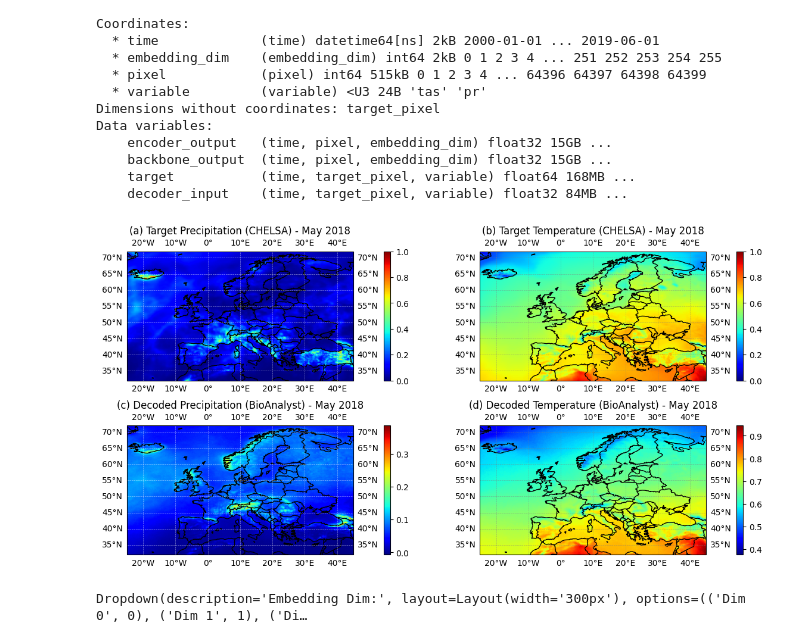
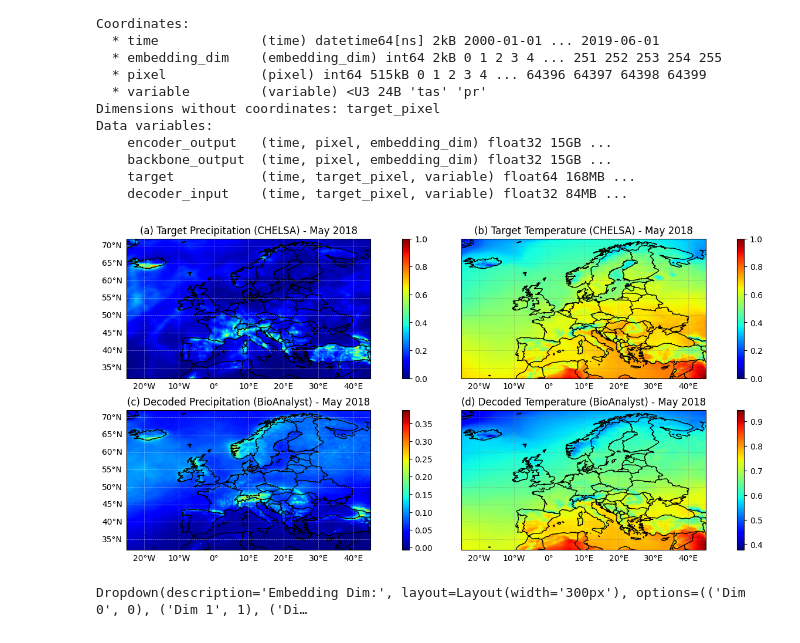
Before and after one commit to BioDT/bfm-finetune, a Jupyter notebook: notebooks/chelsa_2010_tas_pr.ipynb, the cells around one changed output. Saved outputs shown, nothing was run; the diff lists cells and outputs as text; code cells hidden in the pictures.

```diff
--- a/notebooks/chelsa_2010_tas_pr.ipynb
+++ b/notebooks/chelsa_2010_tas_pr.ipynb
@@ -178,48 +178,59 @@ import cartopy.feature as cfeature
 
 fig, axes = plt.subplots(2, 2, figsize=(12, 6), subplot_kw={'projection': ccrs.PlateCarree()})
 
-# Target Precipitation
+# Plotting
 im0 = axes[0, 0].imshow(target_pr, origin='lower', extent=[LON_START, LON_END, LAT_START, LAT_END], cmap="jet")
 axes[0, 0].set_title(f"(a) Target Precipitation (CHELSA) - {ds['target'].coords['time'][t_idx].dt.strftime('%b %Y').values}")
 axes[0, 0].add_feature(cfeature.BORDERS, linewidth=1)
 axes[0, 0].add_feature(cfeature.COASTLINE, linewidth=1)
-axes[0, 0].gridlines(draw_labels=True, linewidth=0.5, color='white', alpha=0.5, linestyle='--')
+gl00 = axes[0, 0].gridlines(draw_labels=True, linewidth=0.5, color='white', alpha=0.5, linestyle='--')
+gl00.top_labels = False
+gl00.right_labels = False
 cbar0 = plt.colorbar(im0, ax=axes[0, 0], fraction=0.046, pad=0.1)
 
-# Target Temperature
 im1 = axes[0, 1].imshow(target_tas, origin='lower', extent=[LON_START, LON_END, LAT_START, LAT_END], cmap="jet")
 axes[0, 1].set_title(f"(b) Target Temperature (CHELSA) - {ds['target'].coords['time'][t_idx].dt.strftime('%b %Y').values}")
 axes[0, 1].add_feature(cfeature.BORDERS, linewidth=1)
 axes[0, 1].add_feature(cfeature.COASTLINE, linewidth=1)
-axes[0, 1].gridlines(draw_labels=True, linewidth=0.5, color='gray', alpha=0.5, linestyle='--')
+gl01 = axes[0, 1].gridlines(draw_labels=True, linewidth=0.5, color='gray', alpha=0.5, linestyle='--')
+gl01.top_labels = False
+gl01.right_labels = False
+gl01.left_labels = False
 cbar1 = plt.colorbar(im1, ax=axes[0, 1], fraction=0.046, pad=0.1)
 
-# Decoded Precipitation
 im2 = axes[1, 0].imshow(input_pr, origin='lower', extent=[LON_START, LON_END, LAT_START, LAT_END], cmap="jet")
 axes[1, 0].set_title(f"(c) Decoded Precipitation (BioAnalyst) - {ds['decoder_input'].coords['time'][t_idx].dt.strftime('%b %Y').values}")
 axes[1, 0].add_feature(cfeature.BORDERS, linewidth=1)
 axes[1, 0].add_feature(cfeature.COASTLINE, linewidth=1)
-axes[1, 0].gridlines(draw_labels=True, linewidth=0.5, color='white', alpha=0.5, linestyle='--')
+gl10 = axes[1, 0].gridlines(draw_labels=True, linewidth=0.5, color='white', alpha=0.5, linestyle='--')
+gl10.top_labels = False
+gl10.right_labels = False
 cbar2 = plt.colorbar(im2, ax=axes[1, 0], fraction=0.046, pad=0.1)
 
-# Decoded Temperature
 im3 = axes[1, 1].imshow(input_tas, origin='lower', extent=[LON_START, LON_END, LAT_START, LAT_END], cmap="jet")
 axes[1, 1].set_title(f"(d) Decoded Temperature (BioAnalyst) - {ds['decoder_input'].coords['time'][t_idx].dt.strftime('%b %Y').values}")
 axes[1, 1].add_feature(cfeature.BORDERS, linewidth=1)
 axes[1, 1].add_feature(cfeature.COASTLINE, linewidth=1)
-axes[1, 1].gridlines(draw_labels=True, linewidth=0.5, color='gray', alpha=0.5, linestyle='--')
+gl11 = axes[1, 1].gridlines(draw_labels=True, linewidth=0.5, color='gray', alpha=0.5, linestyle='--')
+gl11.top_labels = False
+gl11.right_labels = False
+gl11.left_labels = False
+gl11.bottom_labels = True
 cbar3 = plt.colorbar(im3, ax=axes[1, 1], fraction=0.046, pad=0.1)
 
-for ax in axes.flat:
-    ax.set_xlabel('Longitude')
-    ax.set_ylabel('Latitude')
+# Only left column gets y-labels, only bottom row gets x-labels
+for i in range(2):
+    axes[0, i].set_xlabel('')
+    axes[1, i].set_xlabel('Longitude')
+    axes[i, 1].set_ylabel('')
+    axes[i, 0].set_ylabel('Latitude')
 
 plt.tight_layout()
 plt.show()
 
 fig.savefig("/home/tkhan/bfm-finetune/outputs/chelsa_bioanalyst_comparison.png", dpi=300, bbox_inches='tight')
 # %% [output]
-[figure, old version]
+[figure, new version]
 # %%
 import ipywidgets as widgets
 from IPython.display import display, clear_output
```
Also changed, not shown: parts of 2 cells of this notebook, 9 other files.
